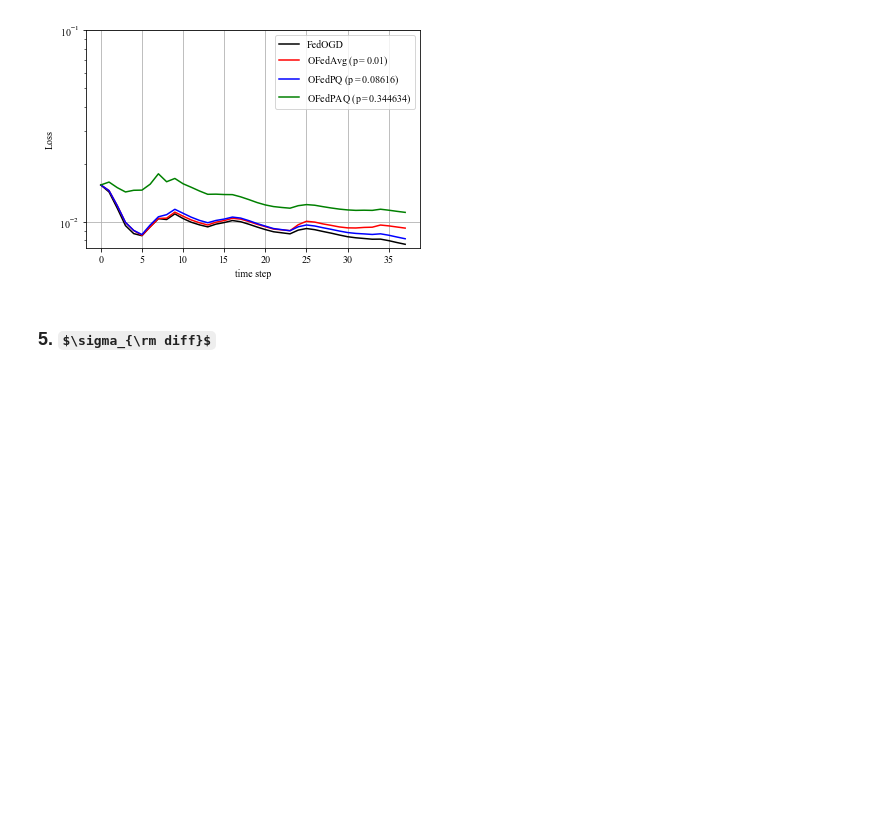
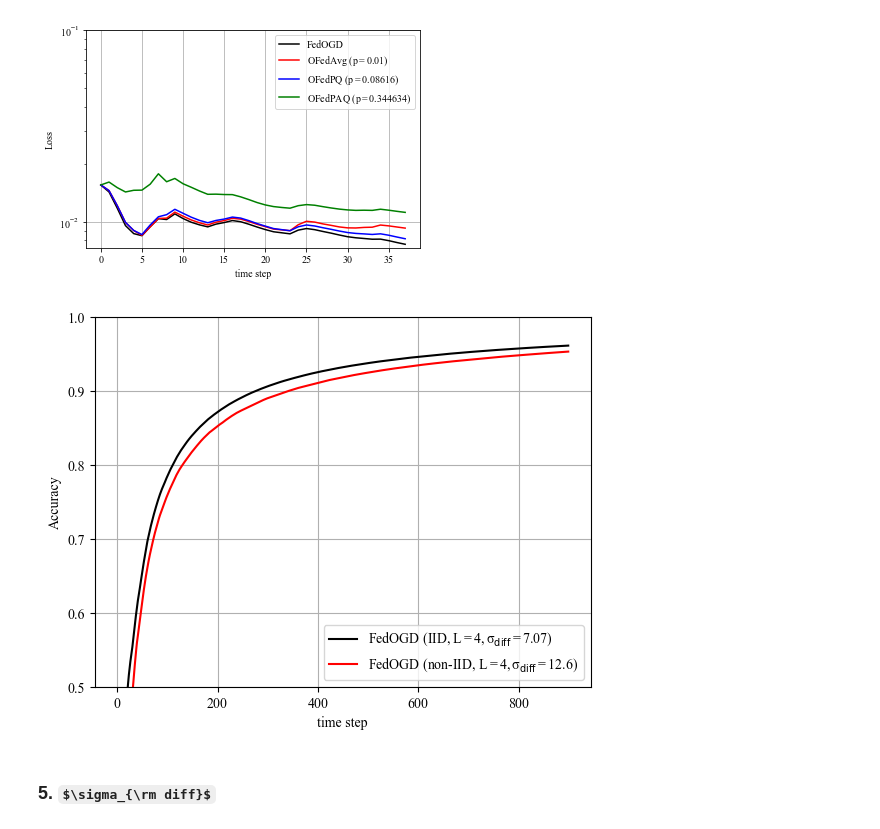
Before and after one commit to IISL-HYU/RegretAnalysis_OFL, a Jupyter notebook: Experiments.ipynb, the cells around one changed output. Drawn from its saved outputs; the diff is of its cells as text; code cells hidden in the pictures; some formulas as TeX source; blank space fills up the shorter version.

```diff
--- a/Experiments.ipynb
+++ b/Experiments.ipynb
@@ -88,0 +54,10 @@ for model in Model_list:
+# %%
+for model in Model_list:
+    for iter in range(15):
+        for i in range(60):
+            model.train(x_train[K*i : K*(i+1)], y_train[K*i : K*(i+1)], (i+1) % model.L)
+        print(i, end =',')
+
+result_list = []
+for model in Model_list:
+    result_list.append(model.pull_result())
@@ -111,7 +88,7 @@ with open(f"./result/{task}_OFedAvg_{code}.pkl", "rb") as f:
     r2 = pickle.load(f)
 with open(f"./result/{task}_OFedIQ_{code}.pkl", "rb") as f:
     r3 = pickle.load(f)
-with open(f"./result/{task}_OFedIQ(L)_{code}.pkl", "rb") as f:
+with open(f"./result/{task}_OFedIQ(b=1)_{code}.pkl", "rb") as f:
     r4 = pickle.load(f)
 
 l1 = list(range(len(r1)))
@@ -121,7 +98,7 @@ l4 = list(range(len(r4)))
 
 plt.plot(l1, r1, 'black', label=r'FedOGD')
 plt.plot(l2, r2, 'red', label=r'OFedAvg ($\mathdefault{p=0.01}$)')
-plt.plot(l3, r3, 'blue', label=r'OFedIQ ($\mathdefault{p=0.08616, L=1}$)')
+plt.plot(l3, r3, 'blue', label=r'OFedIQ ($\mathdefault{p=0.08616, s=3, b=777}$)')
 plt.plot(l4, r4, 'green', label=r'OFedIQ ($\mathdefault{p=0.344634, L=4}$)')
 
 plt.xlabel('time step')
@@ -143,6 +120,41 @@ plt.show()
 Invalid limit will be ignored.
   plt.ylim([0,0.1])
 [figure]
+# %%
+import pickle
+import matplotlib.pyplot  as plt
+
+task = 'clf'
+
+with open(f"./result/{task}_FedOGD_sigma_niid.pkl", "rb") as f:
+    r1 = pickle.load(f)
+with open(f"./result/{task}_FedOGD_sigma_iid.pkl", "rb") as f:
+    r2 = pickle.load(f)
+
+l1 = list(range(len(r1)))
+l2 = list(range(len(r2)))
+
+plt.plot(l2, r2, 'black', label=r'FedOGD (IID, $\mathdefault{L=4, \sigma_{\rm diff}=7.07}$)')
+plt.plot(l1, r1, 'red', label=r'FedOGD (non-IID, $\mathdefault{L=4, \sigma_{\rm diff}=12.6}$)')
+
+plt.xlabel('time step')
+
+if task == 'clf':
+    plt.ylabel('Accuracy')
+elif task == 'reg':
+    plt.ylabel('Loss')
+    plt.yscale("log")
+
+plt.ylim([0.5,1])
+
+plt.rcParams["font.family"] = "Times New Roman"
+plt.grid()
+plt.legend()
+
+plt.savefig(f'./Figures/Figure3_sigma_diff.png', dpi=200, facecolor="white")
+plt.show()
+# %% [output]
+[figure, added]
 # %% [markdown]
 ### 5. $\sigma_{\rm diff}$
 # %%
```
Also changed, not shown: parts of 3 cells of this notebook, 11 other files.
